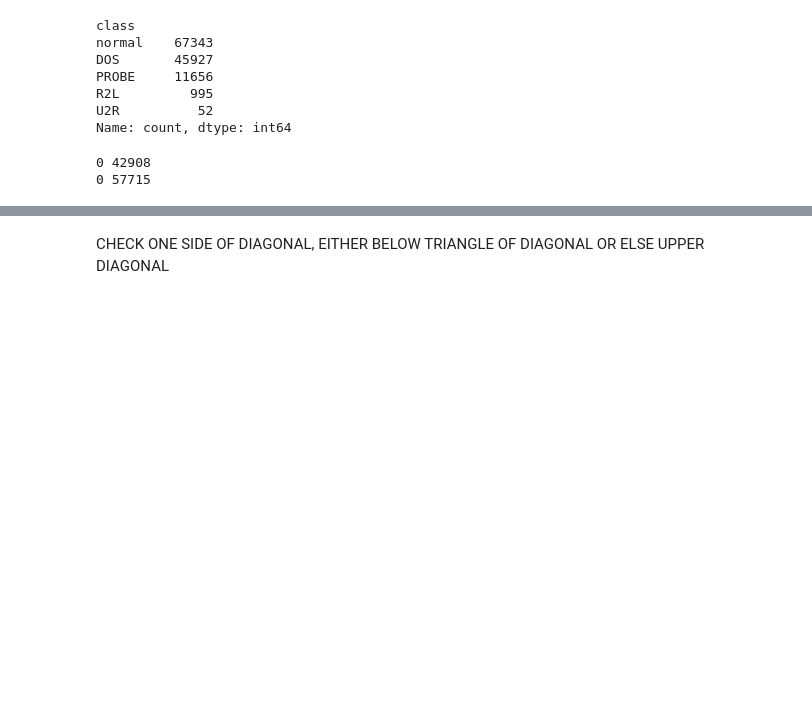
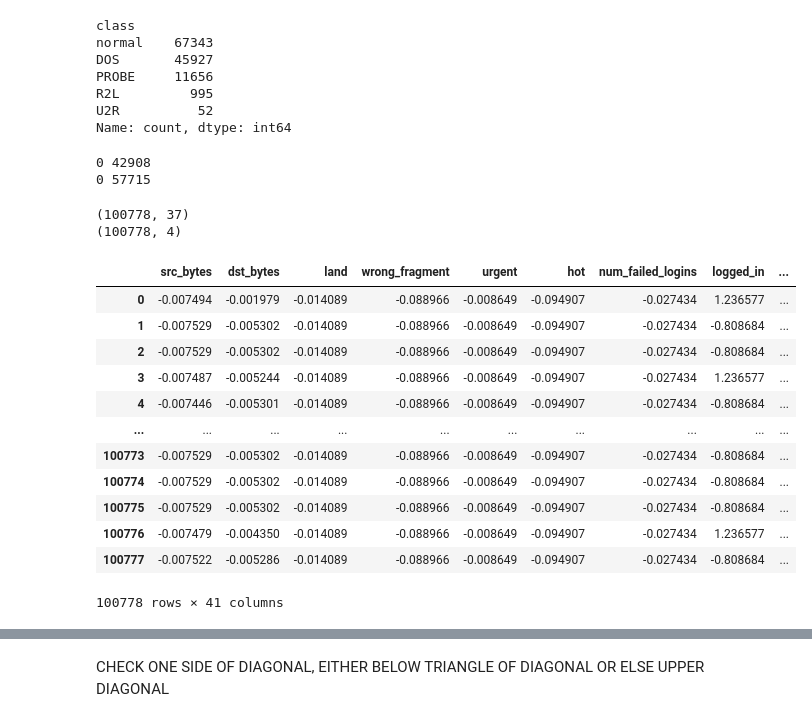
Before and after one commit to Swaraj07082/TrafficWarden, a Jupyter notebook: main3.ipynb, the cells around one changed output, grey strips where cells are left out. Drawn from its saved outputs; the diff is of its cells as text; code cells hidden in the pictures; blank space fills up the shorter version.

```diff
--- a/main3.ipynb
+++ b/main3.ipynb
@@ -96,0 +116,6 @@ y_test = le.transform(y_test)
+# %%
+print(x_train.shape)
+print(cat_train_df.shape)
+# %% [output]
+(100778, 37)
+(100778, 4)
@@ -96,0 +130,16 @@ y_test = le.transform(y_test)
+# %%
+x_train
+# %% [output]
+|  | src_bytes | dst_bytes | land | wrong_fragment | urgent | hot | num_failed_logins | logged_in | ... |
+| 0 | -0.007494 | -0.001979 | -0.014089 | -0.088966 | -0.008649 | -0.094907 | -0.027434 | 1.236577 | ... |
+| 1 | -0.007529 | -0.005302 | -0.014089 | -0.088966 | -0.008649 | -0.094907 | -0.027434 | -0.808684 | ... |
+| 2 | -0.007529 | -0.005302 | -0.014089 | -0.088966 | -0.008649 | -0.094907 | -0.027434 | -0.808684 | ... |
+| 3 | -0.007487 | -0.005244 | -0.014089 | -0.088966 | -0.008649 | -0.094907 | -0.027434 | 1.236577 | ... |
+| 4 | -0.007446 | -0.005301 | -0.014089 | -0.088966 | -0.008649 | -0.094907 | -0.027434 | -0.808684 | ... |
+| ... | ... | ... | ... | ... | ... | ... | ... | ... | ... |
+| 100773 | -0.007529 | -0.005302 | -0.014089 | -0.088966 | -0.008649 | -0.094907 | -0.027434 | -0.808684 | ... |
+| 100774 | -0.007529 | -0.005302 | -0.014089 | -0.088966 | -0.008649 | -0.094907 | -0.027434 | -0.808684 | ... |
+| 100775 | -0.007529 | -0.005302 | -0.014089 | -0.088966 | -0.008649 | -0.094907 | -0.027434 | -0.808684 | ... |
+| 100776 | -0.007479 | -0.004350 | -0.014089 | -0.088966 | -0.008649 | -0.094907 | -0.027434 | 1.236577 | ... |
+| 100777 | -0.007522 | -0.005286 | -0.014089 | -0.088966 | -0.008649 | -0.094907 | -0.027434 | -0.808684 | ... |
+100778 rows × 41 columns
```
Also changed, not shown: parts of 18 cells of this notebook, 6 other files.
